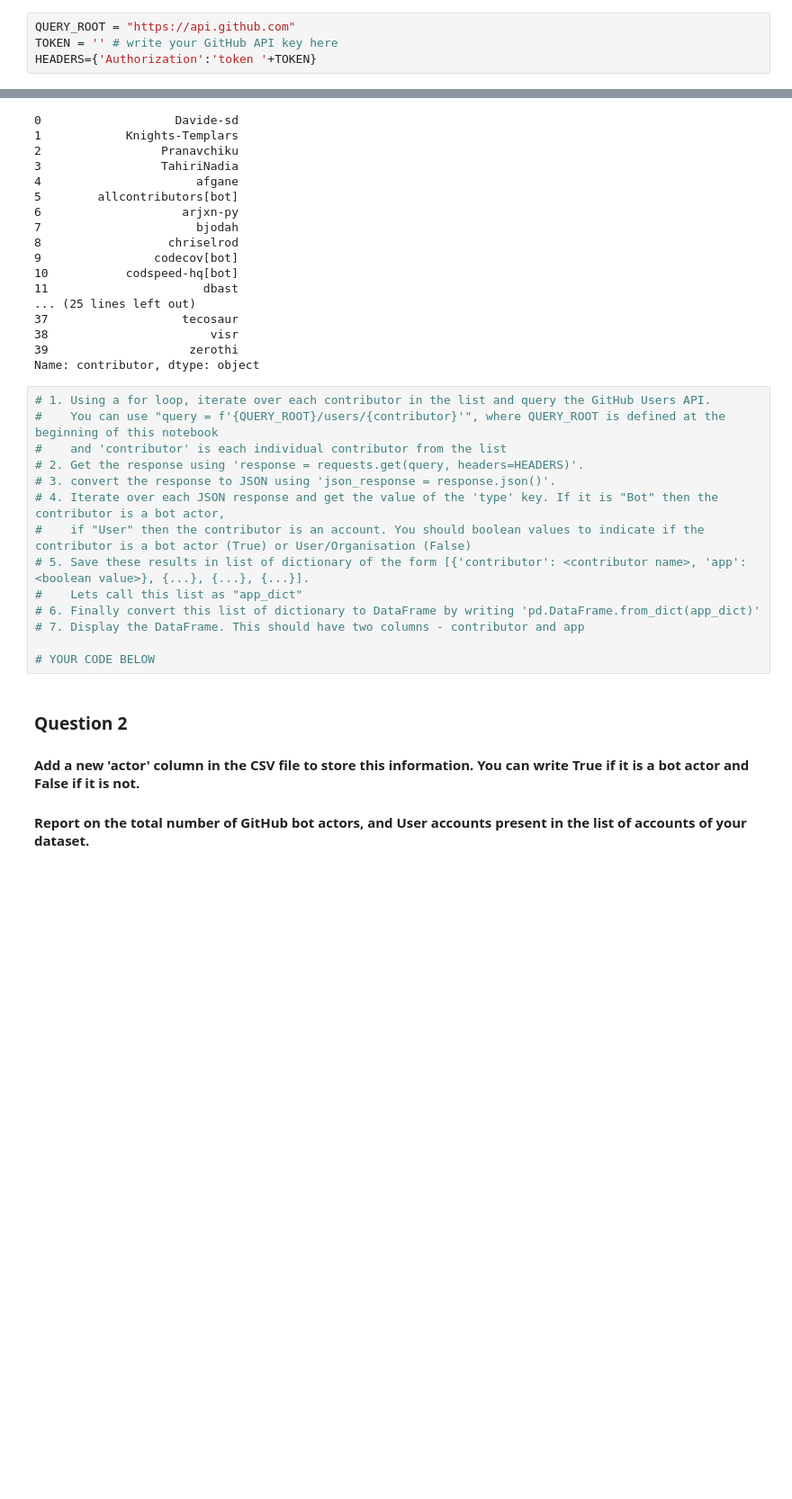
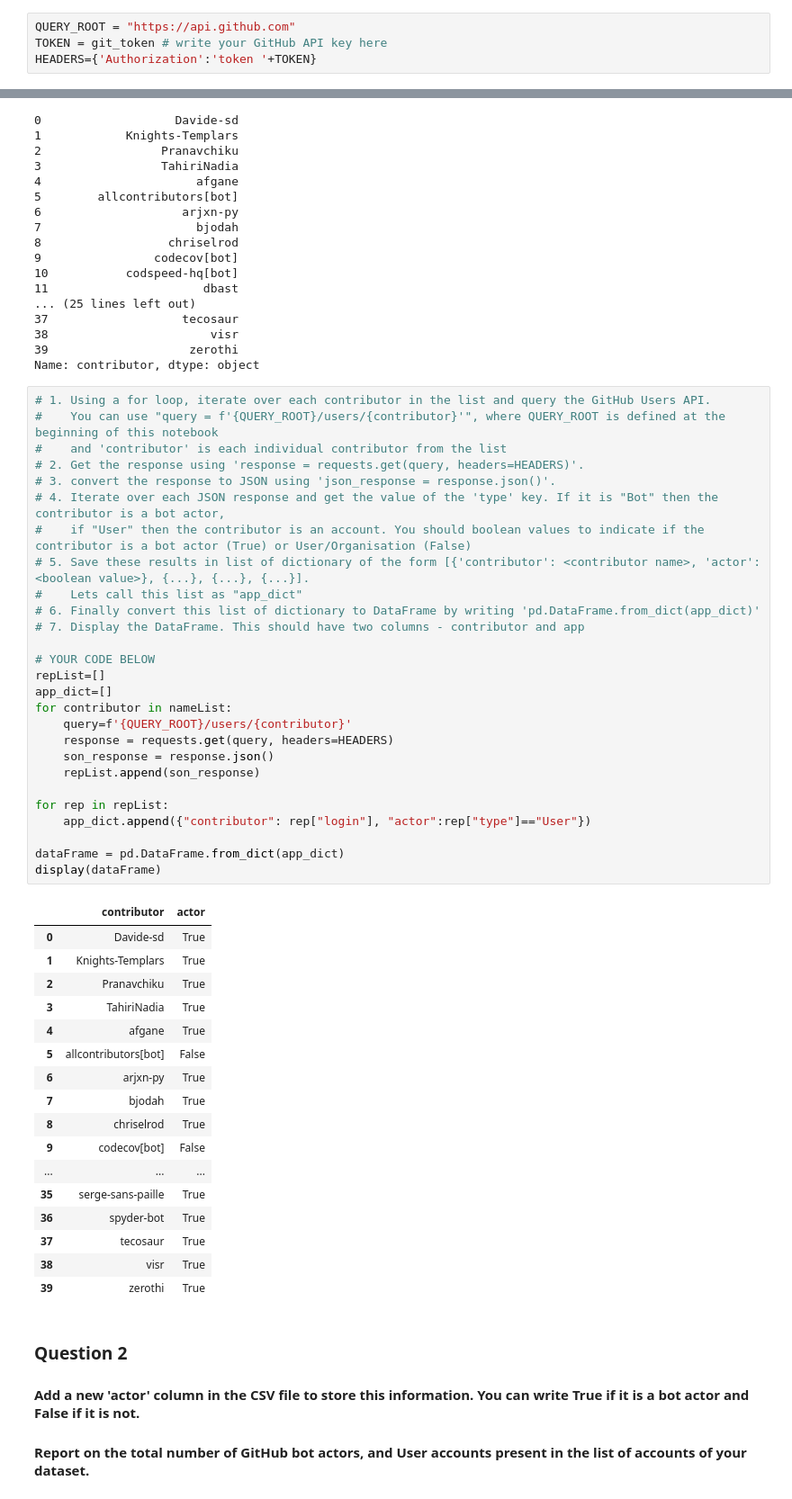
Before and after one commit to T-ramissU/Software_Evolution_TP_bots, a Jupyter notebook: TP_bots_template.ipynb, the cells around one changed output, grey strips where cells are left out. Shown: that part at 90% size. Saved outputs shown, nothing was run; the diff lists cells and outputs as text; blank space fills up the shorter version.

```diff
--- a/TP_bots_template.ipynb
+++ b/TP_bots_template.ipynb
@@ -20,6 +22,6 @@ import important_features as imf
 # %%
 QUERY_ROOT = "https://api.github.com"
-TOKEN = '' # write your GitHub API key here
+TOKEN = git_token # write your GitHub API key here
 HEADERS={'Authorization':'token '+TOKEN}
 # %% [markdown]
 ## Section 3
@@ -84,17 +86,48 @@ Name: contributor, dtype: object
 # %%
 # 1. Using a for loop, iterate over each contributor in the list and query the GitHub Users API.
 #    You can use "query = f'{QUERY_ROOT}/users/{contributor}'", where QUERY_ROOT is defined at the beginning of this notebook
 #    and 'contributor' is each individual contributor from the list
 # 2. Get the response using 'response = requests.get(query, headers=HEADERS)'.
 # 3. convert the response to JSON using 'json_response = response.json()'.
 # 4. Iterate over each JSON response and get the value of the 'type' key. If it is "Bot" then the contributor is a bot actor,
 #    if "User" then the contributor is an account. You should boolean values to indicate if the contributor is a bot actor (True) or User/Organisation (False)
-# 5. Save these results in list of dictionary of the form [{'contributor': <contributor name>, 'app': <boolean value>}, {...}, {...}, {...}].
+# 5. Save these results in list of dictionary of the form [{'contributor': <contributor name>, 'actor': <boolean value>}, {...}, {...}, {...}].
 #    Lets call this list as "app_dict"
 # 6. Finally convert this list of dictionary to DataFrame by writing 'pd.DataFrame.from_dict(app_dict)'
 # 7. Display the DataFrame. This should have two columns - contributor and app
 
 # YOUR CODE BELOW
+repList=[]
+app_dict=[]
+for contributor in nameList:
+    query=f'{QUERY_ROOT}/users/{contributor}'
+    response = requests.get(query, headers=HEADERS)
+    son_response = response.json()
+    repList.append(son_response)
+
+for rep in repList:
+    app_dict.append({"contributor": rep["login"], "actor":rep["type"]=="User"})
+
+dataFrame = pd.DataFrame.from_dict(app_dict)
+display(dataFrame)
+# %% [output]
+|  | contributor | actor |
+| 0 | Davide-sd | True |
+| 1 | Knights-Templars | True |
+| 2 | Pranavchiku | True |
+| 3 | TahiriNadia | True |
+| 4 | afgane | True |
+| 5 | allcontributors[bot] | False |
+| 6 | arjxn-py | True |
+| 7 | bjodah | True |
+| 8 | chriselrod | True |
+| 9 | codecov[bot] | False |
+| ... | ... | ... |
+| 35 | serge-sans-paille | True |
+| 36 | spyder-bot | True |
+| 37 | tecosaur | True |
+| 38 | visr | True |
+| 39 | zerothi | True |
 # %% [markdown]
 ### Question 2
 
```
Also changed, not shown: parts of 2 cells of this notebook, 1 other file.
